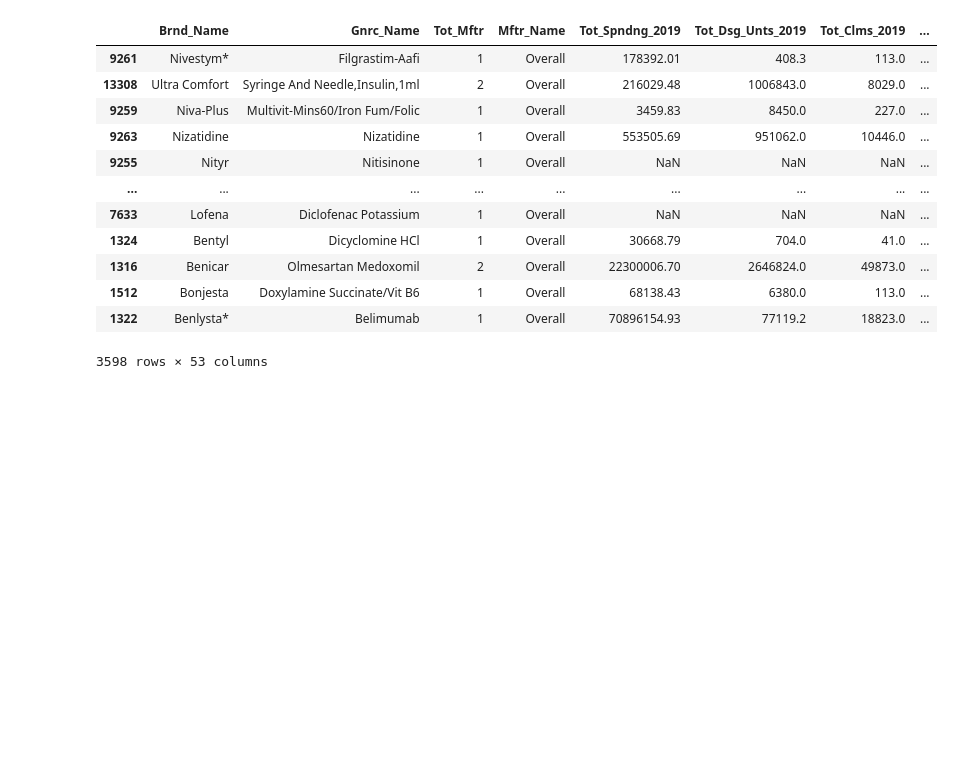
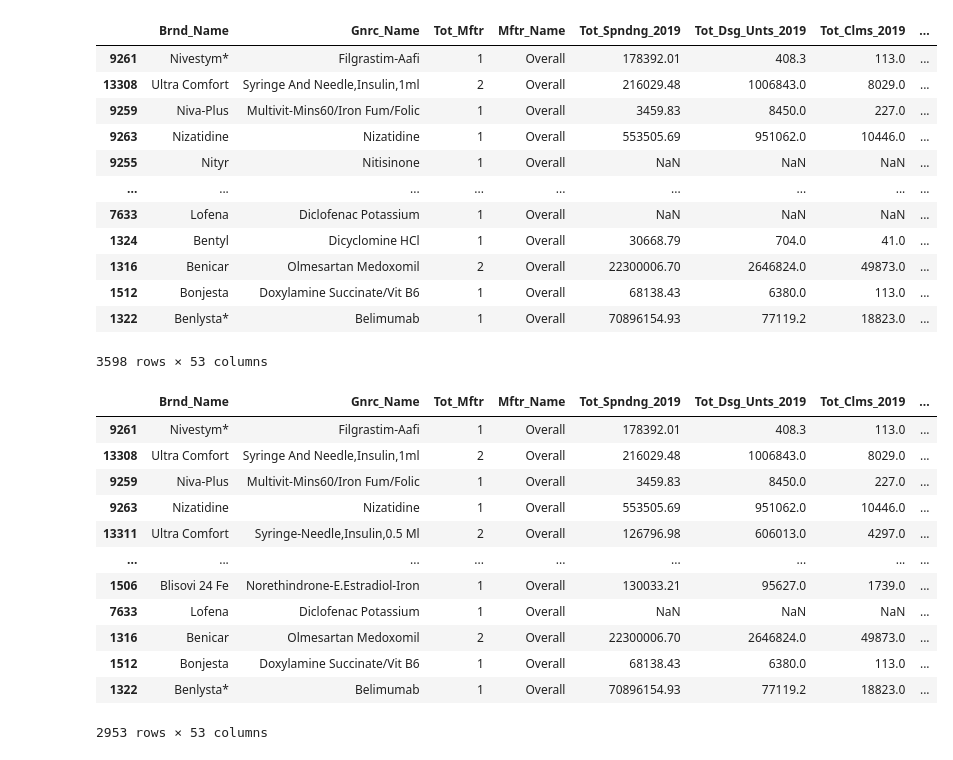
Before and after one commit to spyan27/ds4200_project, a Jupyter notebook: proposal.ipynb, the cells around one changed output. Saved outputs shown, nothing was run; the diff lists cells and outputs as text; code cells hidden in the pictures; blank space fills up the shorter version.

```diff
--- a/proposal.ipynb
+++ b/proposal.ipynb
@@ -206,6 +206,25 @@ overall_df
 | 1512 | Bonjesta | Doxylamine Succinate/Vit B6 | 1 | Overall | 68138.43 | 6380.0 | 113.0 | ... |
 | 1322 | Benlysta* | Belimumab | 1 | Overall | 70896154.93 | 77119.2 | 18823.0 | ... |
 3598 rows × 53 columns
+# %%
+# remove rows with outlier flag where Outlier_Flag_YEAR == 1
+for year in [2019, 2020, 2021, 2022, 2023]:
+    overall_df = overall_df[overall_df['Outlier_Flag_' + str(year)] != 1]
+overall_df
+# %% [output]
+|  | Brnd_Name | Gnrc_Name | Tot_Mftr | Mftr_Name | Tot_Spndng_2019 | Tot_Dsg_Unts_2019 | Tot_Clms_2019 | ... |
+| 9261 | Nivestym* | Filgrastim-Aafi | 1 | Overall | 178392.01 | 408.3 | 113.0 | ... |
+| 13308 | Ultra Comfort | Syringe And Needle,Insulin,1ml | 2 | Overall | 216029.48 | 1006843.0 | 8029.0 | ... |
+| 9259 | Niva-Plus | Multivit-Mins60/Iron Fum/Folic | 1 | Overall | 3459.83 | 8450.0 | 227.0 | ... |
+| 9263 | Nizatidine | Nizatidine | 1 | Overall | 553505.69 | 951062.0 | 10446.0 | ... |
+| 13311 | Ultra Comfort | Syringe-Needle,Insulin,0.5 Ml | 2 | Overall | 126796.98 | 606013.0 | 4297.0 | ... |
+| ... | ... | ... | ... | ... | ... | ... | ... | ... |
+| 1506 | Blisovi 24 Fe | Norethindrone-E.Estradiol-Iron | 1 | Overall | 130033.21 | 95627.0 | 1739.0 | ... |
+| 7633 | Lofena | Diclofenac Potassium | 1 | Overall | NaN | NaN | NaN | ... |
+| 1316 | Benicar | Olmesartan Medoxomil | 2 | Overall | 22300006.70 | 2646824.0 | 49873.0 | ... |
+| 1512 | Bonjesta | Doxylamine Succinate/Vit B6 | 1 | Overall | 68138.43 | 6380.0 | 113.0 | ... |
+| 1322 | Benlysta* | Belimumab | 1 | Overall | 70896154.93 | 77119.2 | 18823.0 | ... |
+2953 rows × 53 columns
 # %%
 # melt the dataframe to long format by year for “Avg_Spnd_Per_Dsg_Unt_Wghtd_YYYY”
 price_columns = [col for col in overall_df.columns if col.startswith('Avg_Spnd_Per_Dsg_Unt_Wghtd_')]
```
Also changed, not shown: parts of 4 cells of this notebook, 3 other files.
